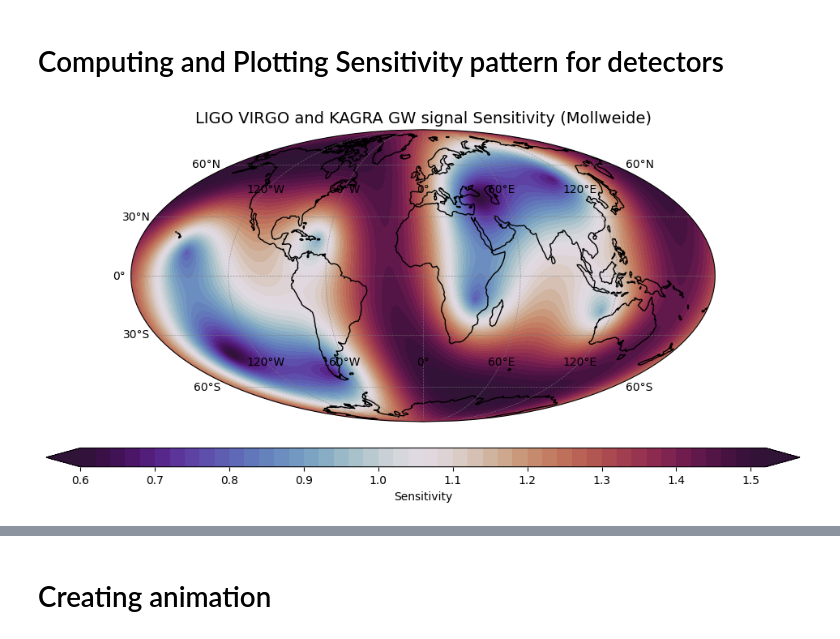
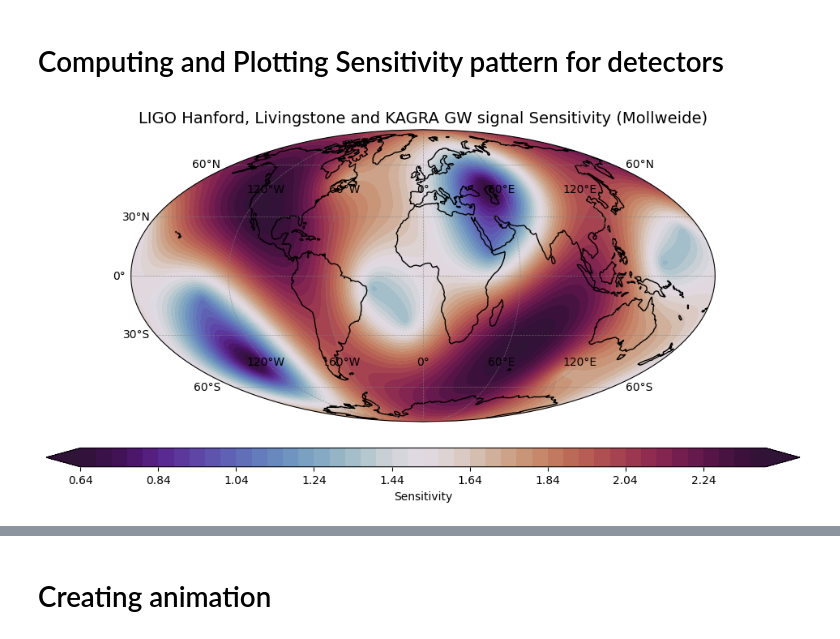
Before and after one commit to yugeshbhoge15/PH821_Project, a Jupyter notebook: 23N0278_Blindspot_in_detectors.ipynb, the cells around one changed output, grey strips where cells are left out. Saved outputs shown, nothing was run; the diff lists cells and outputs as text; code cells hidden in the pictures.

```diff
--- a/23N0278_Blindspot_in_detectors.ipynb
+++ b/23N0278_Blindspot_in_detectors.ipynb
@@ -37,36 +33,43 @@ from joblib import Parallel, delayed
 
 ra = np.linspace(0, 2 * np.pi, 360)
 dec = np.linspace(-np.pi/2, np.pi/2, 180)
 # t = lal.LIGOTimeGPS(time.time())
-t=1732431926
 
+t=1e10 + 8000 #A time when ra ~ lines up with lats/longs coordinates
+
+#Function to calculate the sensitivity of the detectors over ra and dec
 def calc_sens(det_name, ra, dec, t):
     det = Detector(det_name)
     sens = np.zeros((len(dec), len(ra)))
     for i, r in enumerate(ra):
         for j, d in enumerate(dec):
             Fp, Fc = det.antenna_pattern(r, d, 0, t)
             sens[j, i] = np.sqrt(Fp**2 + Fc**2)
     return sens
 
-det_names = ['H1','L1','V1','K1']
+#Calculating the sensitivity of the detectors using above function
+det_names = ['H1','L1','K1']
 res = Parallel(n_jobs=-1)(delayed(calc_sens)(name, ra, dec, t) for name in det_names)
 sens_map = np.sum(res, axis=0)
 lats = np.degrees(dec)
 longs = np.degrees(ra)
 
 fig = plt.figure(figsize=(12, 6))
+
+#Transforming into Mollweide projection
 ax = plt.axes(projection=ccrs.Mollweide())
 lg, lt = np.meshgrid(longs, lats)
+
+#Plottting sensitivity pattern in PlateCarree (Rectangular) projection
 ctr = ax.contourf(lg, lt, sens_map, levels=50, cmap='twilight_shifted', transform=ccrs.PlateCarree(), extend='both')
 ax.coastlines()
 gl = ax.gridlines(draw_labels=True, linewidth=0.5, color='gray', alpha=0.7, linestyle='--')
 gl.top_labels = False
 gl.right_labels = False
 cbar = plt.colorbar(ctr, orientation='horizontal', pad=0.07, aspect=40, label='Sensitivity')
-plt.title("LIGO Hanford, Livingstone,Virgo and KAGRA GW signal Sensitivity (Mollweide)", fontsize=14)
-plt.savefig('H1_L1_V1_K1_current.pdf', dpi=300)
+plt.title("LIGO Hanford, Livingstone and KAGRA GW signal Sensitivity (Mollweide)", fontsize=14)
+plt.savefig('H1_L1_K1_current.pdf', dpi=300)
 plt.show()
 # %% [output]
-[figure, old version]
+[figure, new version]
 # %%
```
Also changed, not shown: parts of 5 cells of this notebook.
